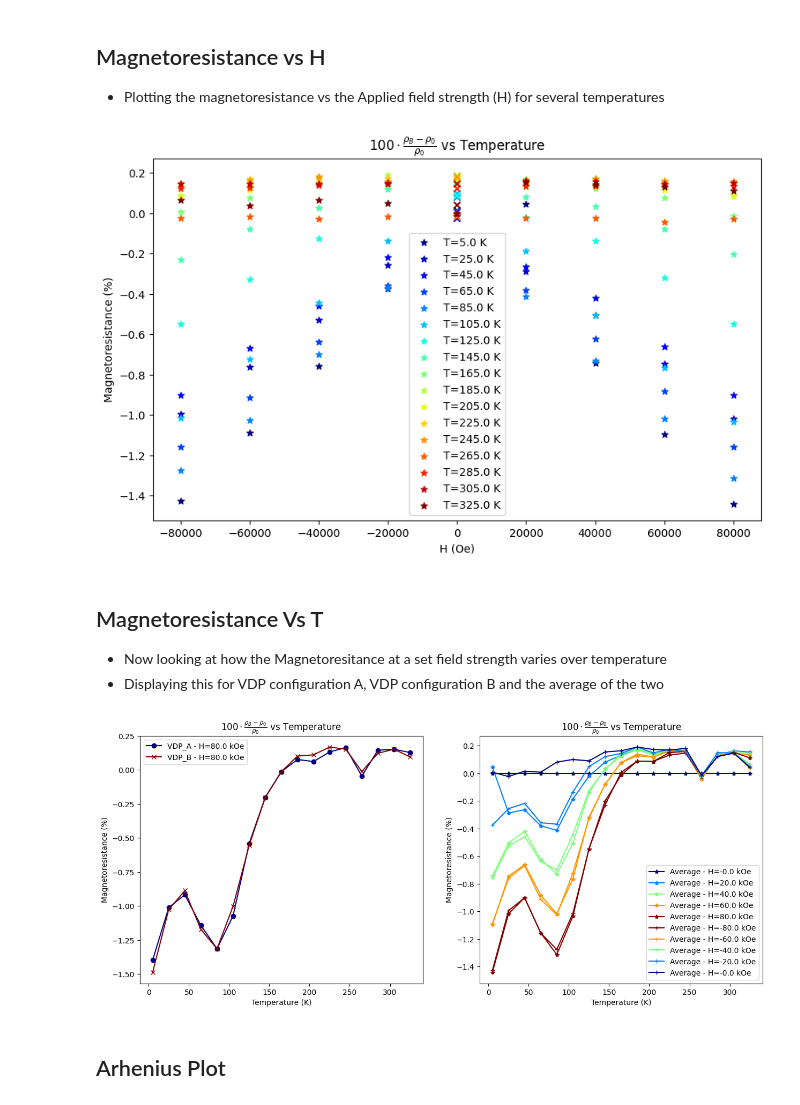
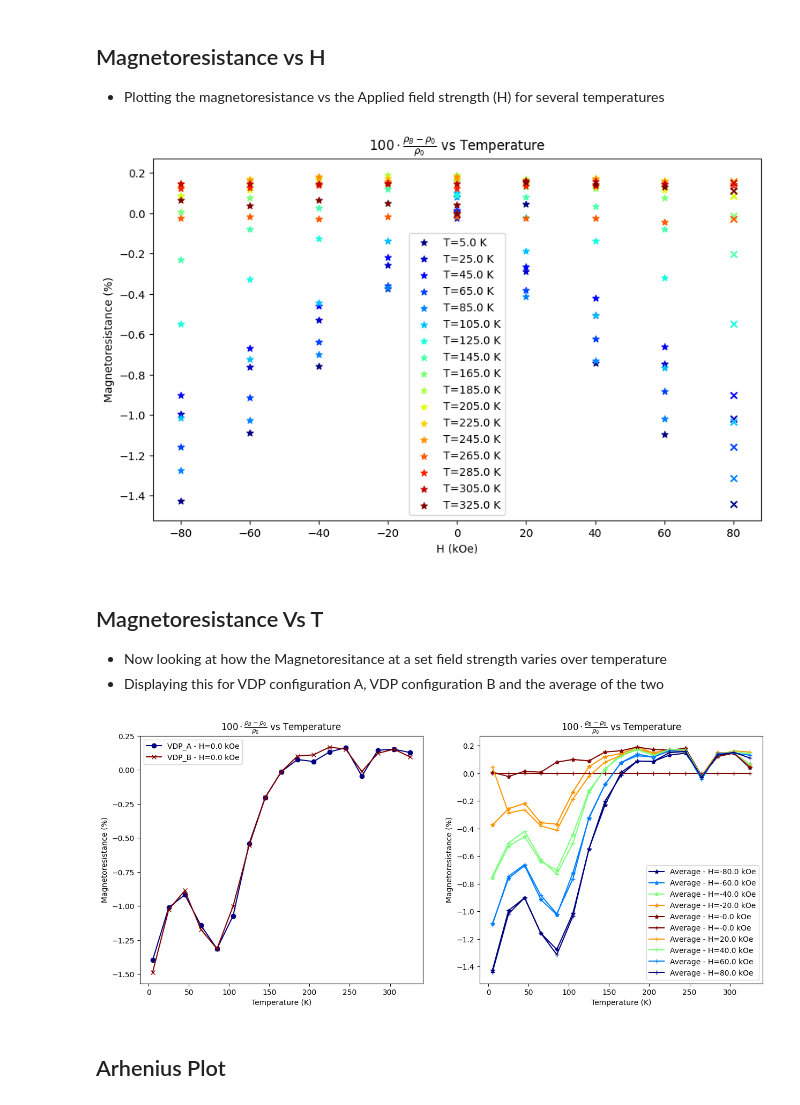
Before and after one commit to hc3413/Electronic_properties_of_thin_films, a Jupyter notebook: Analysis.ipynb, the cells around one changed output. Saved outputs shown, nothing was run; the diff lists cells and outputs as text; code cells hidden in the pictures.

```diff
--- a/Analysis.ipynb
+++ b/Analysis.ipynb
@@ -10,14 +10,17 @@ from import_dep import *
 import functions
 
 # Define the path to the output directory where data is saved
-path_out =  ('/Users/horatiocox/Desktop/RUG Postdoc/Experiments/Electrical/VDP_JT029_SrRuO3')
+path_out =  ('/Users/horatiocox/Desktop/RUG Postdoc/Experiments/Electrical/VDP_JT029_SrRuO3/Output/')
 # Define the path to the directories containing the experimental data
 directory_1 = Path('/Users/horatiocox/Desktop/Electronic_properties_of_thin_films/Data/')
+
+plot_data = False
 # %% [markdown]
 ## Import Measurement Data
 # %%
-data_np, data_df = functions.import_ppms_data(directory_1.joinpath('JT029_SrRuO3_171024_Combined_fullrange.txt'))
-print('np shape:', data_np.shape)
-print(data_df.head())
+data_import_np, data_import_df = functions.import_ppms_data(directory_1.joinpath('JT029_SrRuO3_171024_Combined_fullrange.txt'))
+print('np shape:', data_import_np.shape)
+print(data_import_df.head())
+# Note that field has been converted to Tesla
 # %% [output]
 np shape: (850, 5, 6)
@@ -181,18 +205,21 @@ markers = markers = ['+','.','*', ',', 'o', 'v', '^', '<', '>', '1', '2', '3', '
 
 for t_count, t in enumerate(ctf[1], start=0):
     # Add a plot of magnetoresistance vs field strength for each loop of temperature (excluding last field point which is repeat of B=0)
-    ax.scatter(ctf[2][:-1], mag_res[t_count,:-1,2], marker='*', color=c_val[t_count], label = f'T={t} K')
+    ax.scatter(ctf[2][:-1]*10, mag_res[t_count,:-1,2], marker='*', color=c_val[t_count], label = f'T={t} K')
     #plot repeat point of B=0 with an x marker to show the difference between two B=0 points
-    ax.scatter(ctf[2][-1], mag_res[t_count,-1,2], marker='x', color=c_val[t_count])
+    ax.scatter(ctf[2][-1]*10, mag_res[t_count,-1,2], marker='x', color=c_val[t_count])
 
 
-ax.set_xlabel('H (Oe)')
+ax.set_xlabel('H (kOe)')
 ax.set_ylabel(r'Magnetoresistance (%)')
 ax.set_title(r'$100 \cdot \frac{\rho_{B} - \rho_{0}}{\rho_{0}}$ vs Temperature')
 ax.legend()
 plt.show()
+
+if plot_data == True:
+    fig4.savefig(Path(path_out).joinpath('magnetoresistance_vs_field.png'), dpi=300, bbox_inches='tight')
 # %% [output]
-[figure, old version]
+[figure, new version]
 # %% [markdown]
 ## Magnetoresistance Vs T
 - Now looking at how the Magnetoresitance at a set field strength varies over temperature
@@ -211,36 +238,39 @@ ax2 = fig5.add_subplot(122)
 # higher field is brighter color in both cases
 cmap1 = plt.get_cmap('jet')(np.linspace(0, 1, int(ctf[5] / 2)))
 cmap2 = plt.get_cmap('jet_r')(np.linspace(0, 1, int(ctf[5] / 2)))
 c_val = np.vstack((cmap1, cmap2))
 
 # Create separate marker arrays for positive and negative fields stiched together
 markers = ['*'] * int(ctf[5] / 2) + ['+'] * int(ctf[5] / 2)
 
 # Find the index of the maximum positive field strength
-f_index = int(ctf[5]/2 - 1)
+f_index = int(ctf[5])-1#int(ctf[5]/2 - 1)
 
 # Sub_plot 1: Comparing configurations A and B
 ax.plot(ctf[1], mag_res[:,f_index,0], marker='o', color=c_val[0], label = f'VDP_A - H={np.round(ctf[2][f_index]/1000,0)} kOe')
 ax.plot(ctf[1], mag_res[:,f_index,1], marker='x', color=c_val[int(len(c_val)/2)], label = f'VDP_B - H={np.round(ctf[2][f_index]/1000,0)} kOe')
 
 ax.set_xlabel('Temperature (K)')
 ax.set_ylabel(r'Magnetoresistance (%)')
 ax.set_title(r'$100 \cdot \frac{\rho_{B} - \rho_{0}}{\rho_{0}}$ vs Temperature')
 ax.legend()
 
 # Sub_plot 2: Comparing the average magnetoresistance vs T for various field strengths
 
 for H_count, H in enumerate(ctf[2], start=0):
-    ax2.plot(ctf[1], mag_res[:,H_count,2], marker=markers[H_count], color=c_val[H_count], label = f'Average - H={np.round(ctf[2][H_count]/1000,0)} kOe')
+    ax2.plot(ctf[1], mag_res[:,H_count,2], marker=markers[H_count], color=c_val[H_count], label = f'Average - H={np.round(ctf[2][H_count]*10,0)} kOe')
 
 ax2.set_xlabel('Temperature (K)')
 ax2.set_ylabel(r'Magnetoresistance (%)')
 ax2.set_title(r'$100 \cdot \frac{\rho_{B} - \rho_{0}}{\rho_{0}}$ vs Temperature')
 ax2.legend()
 
 plt.show()
+
+if plot_data == True:
+    fig5.savefig(Path(path_out).joinpath('magnetoresistance_vs_temperature.png'), dpi=300, bbox_inches='tight')
 # %% [output]
-[figure, old version]
+[figure, new version]
 # %% [markdown]
 ## Arhenius Plot
 # %%
```
Also changed, not shown: parts of 20 cells of this notebook, 2 other files.
